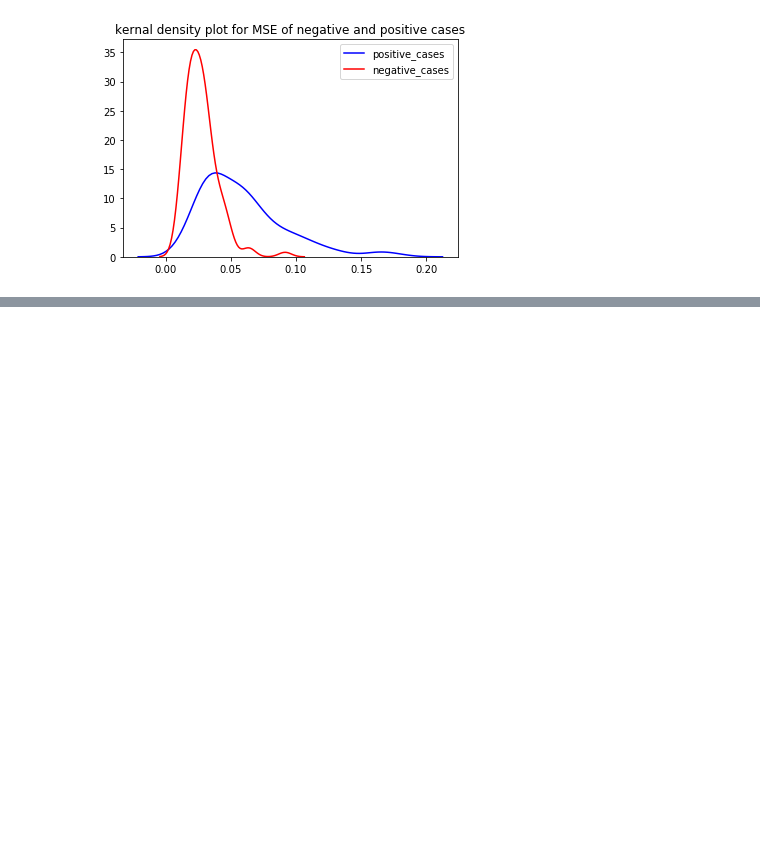
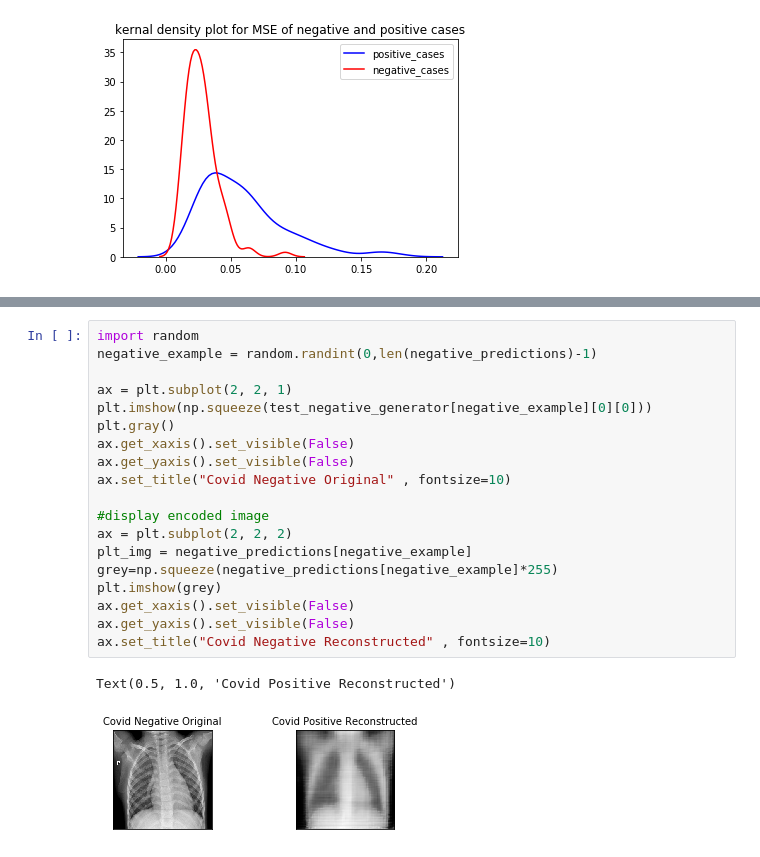
Before and after one commit to Alex-Hall-Data/covid19-anomaly-detection, a Jupyter notebook: c19-autoencoder.ipynb, the cells around one changed output, grey strips where cells are left out. Drawn from its saved outputs; the diff is of its cells as text; blank space fills up the shorter version.

```diff
--- a/c19-autoencoder.ipynb
+++ b/c19-autoencoder.ipynb
@@ -214,0 +223,22 @@ Text(0.5, 1.0, 'kernal density plot for MSE of negative and positive cases')
+# %%
+import random
+negative_example = random.randint(0,len(negative_predictions)-1)
+
+ax = plt.subplot(2, 2, 1)
+plt.imshow(np.squeeze(test_negative_generator[negative_example][0][0]))
+plt.gray()
+ax.get_xaxis().set_visible(False)
+ax.get_yaxis().set_visible(False)
+ax.set_title("Covid Negative Original" , fontsize=10)
+
+#display encoded image
+ax = plt.subplot(2, 2, 2)
+plt_img = negative_predictions[negative_example]
+grey=np.squeeze(negative_predictions[negative_example]*255)
+plt.imshow(grey)
+ax.get_xaxis().set_visible(False)
+ax.get_yaxis().set_visible(False)
+ax.set_title("Covid Negative Reconstructed" , fontsize=10)
+# %% [output]
+Text(0.5, 1.0, 'Covid Positive Reconstructed')
+[figure, added]
```
Also changed, not shown: parts of 8 cells of this notebook.
